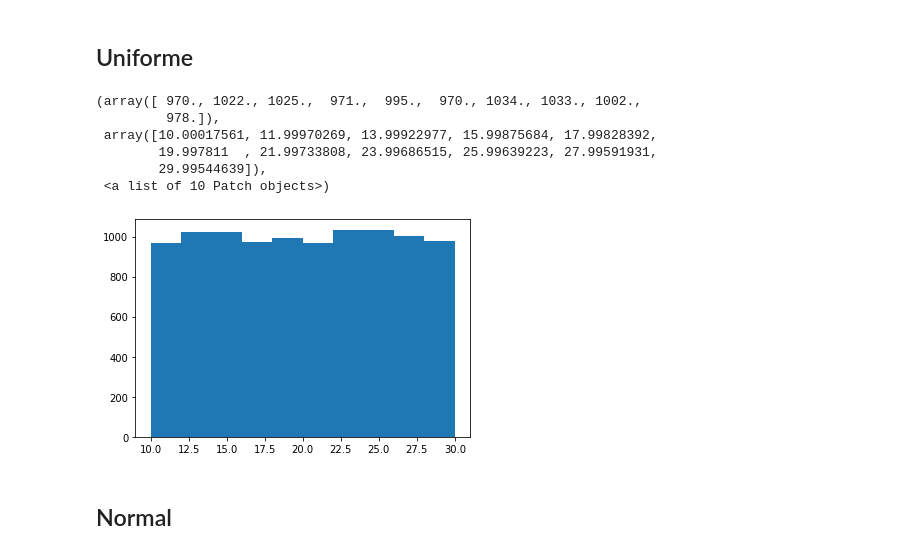
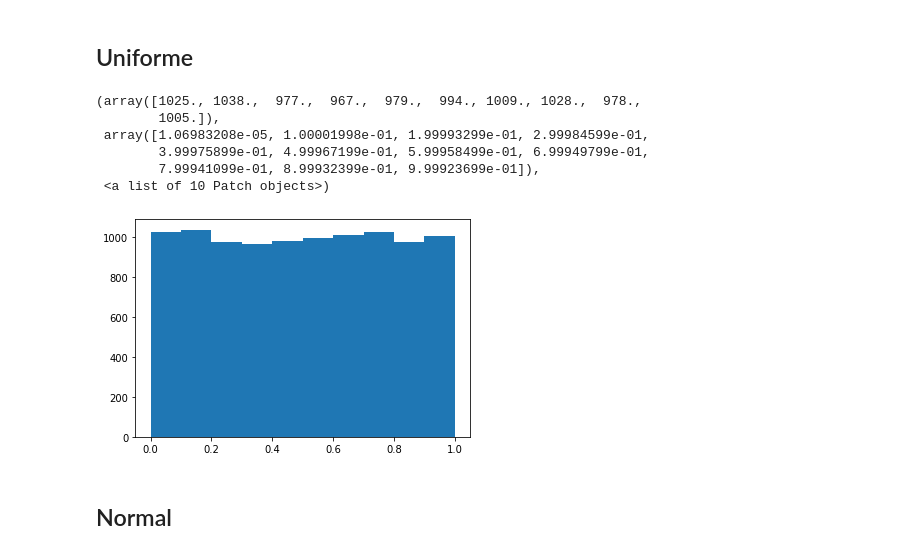
Before and after one commit to olmocorell/probability, a Jupyter notebook: 3-discrete-probability-distributions.ipynb, the cells around one changed output. Saved outputs shown, nothing was run; the diff lists cells and outputs as text; code cells hidden in the pictures.

```diff
--- a/3-discrete-probability-distributions.ipynb
+++ b/3-discrete-probability-distributions.ipynb
@@ -33,22 +39,22 @@ Una variable aleatoria es discreta si `sumatorio(x€R) de P(X=x) = 1`
 # %%
 from scipy.stats import uniform
 
 # random numbers from uniform distribution
 n = 10000
 start = 10
 width = 20
-data_uniform = uniform.rvs(size=n, loc=start, scale=width)
+data_uniform = uniform.rvs(size=n)
 
 data_uniform.shape
 plt.hist(data_uniform)
 # %% [output]
-(array([ 970., 1022., 1025.,  971.,  995.,  970., 1034., 1033., 1002.,
-         978.]),
- array([10.00017561, 11.99970269, 13.99922977, 15.99875684, 17.99828392,
-        19.997811  , 21.99733808, 23.99686515, 25.99639223, 27.99591931,
-        29.99544639]),
+(array([1025., 1038.,  977.,  967.,  979.,  994., 1009., 1028.,  978.,
+        1005.]),
+ array([1.06983208e-05, 1.00001998e-01, 1.99993299e-01, 2.99984599e-01,
+        3.99975899e-01, 4.99967199e-01, 5.99958499e-01, 6.99949799e-01,
+        7.99941099e-01, 8.99932399e-01, 9.99923699e-01]),
  <a list of 10 Patch objects>)
-[figure, old version]
+[figure, new version]
 # %% [markdown]
 ## Normal
 # %%
```
Also changed, not shown: parts of 9 cells of this notebook, 8 other files.
